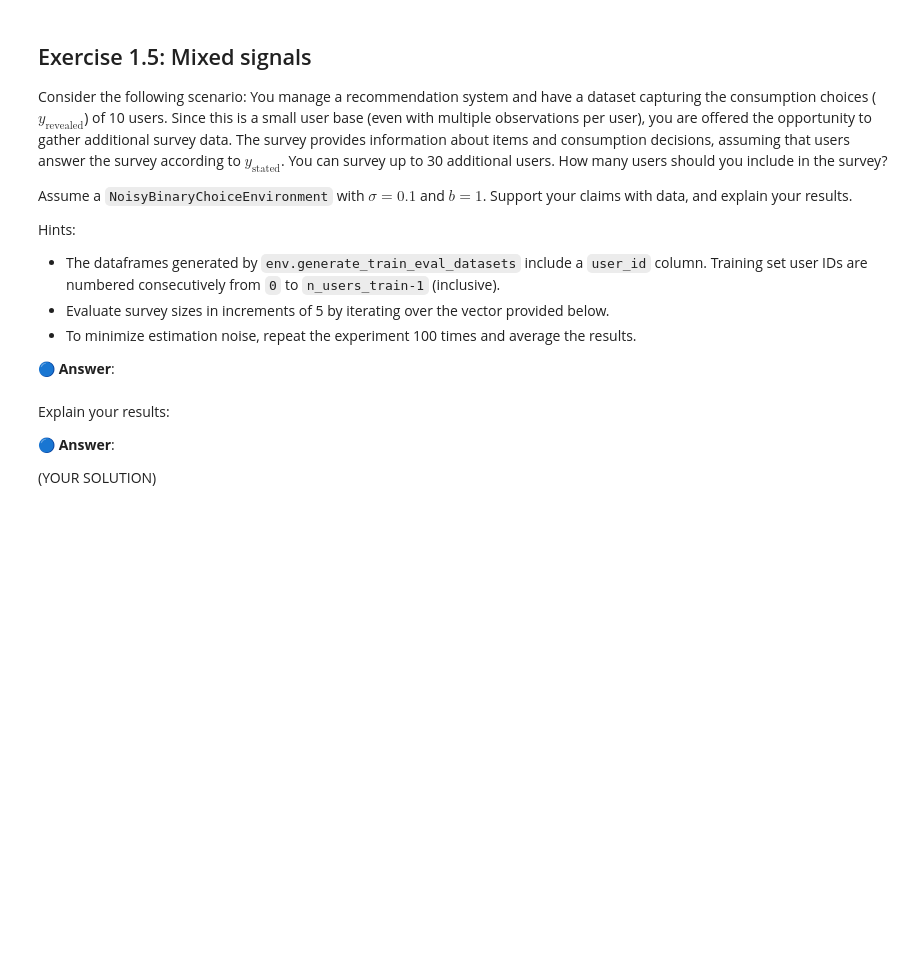
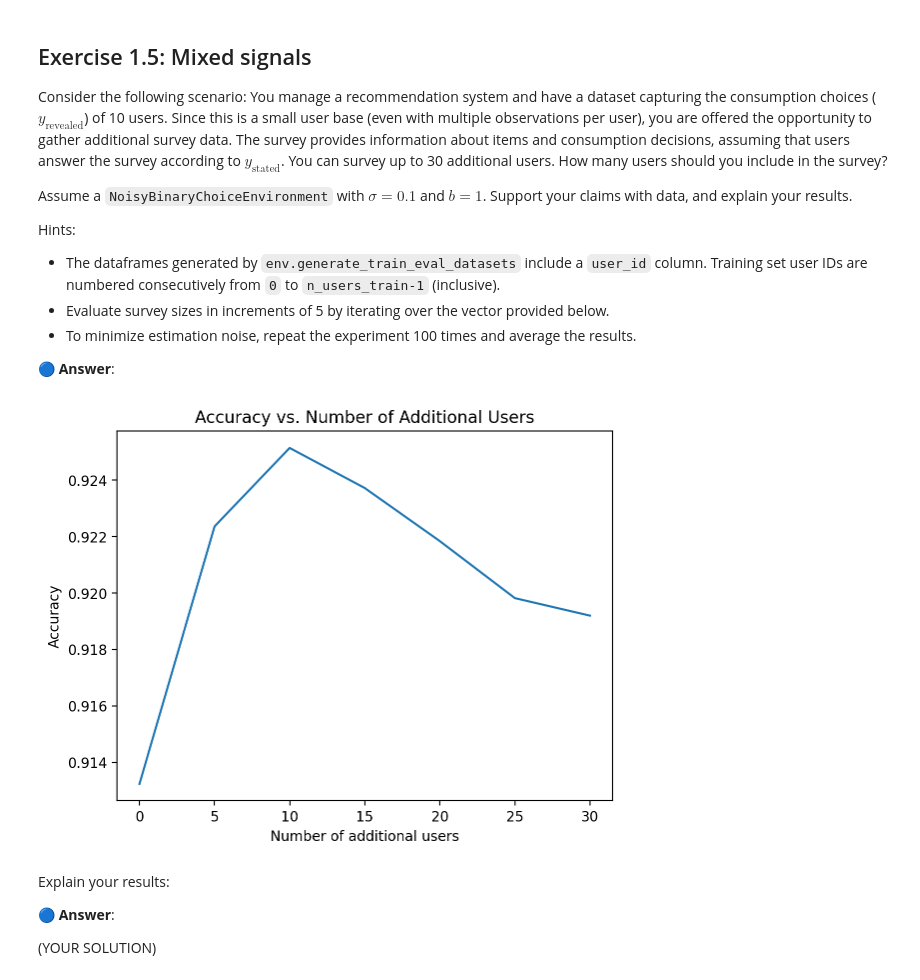
Before and after one commit to ashalem/ML_Human, a Jupyter notebook: WS1_W2024_students_5823.ipynb, the cells around one changed output. Drawn from its saved outputs; the diff is of its cells as text; code cells hidden in the pictures; blank space fills up the shorter version.

```diff
--- a/WS1_W2024_students_5823.ipynb
+++ b/WS1_W2024_students_5823.ipynb
@@ -498,3 +467,47 @@ task_15_n_repetitions = 100
+# %%
+task_15_n_revealed = 10
+task_15_n_additional_users_vec = np.arange(0,31,5)
+task_15_n_repetitions = 100
+
+## YOUR SOLUTION
+env = NoisyBinaryChoiceEnvironment(
+    noise_scale=0.1,
+    stated_preference_bias=1,
+)
+
+users_number_to_accuracies_df = pd.DataFrame(index=task_15_n_additional_users_vec, columns=['accuracy'])
+users_number_to_accuracies_df.index.name = 'n_additional_users'
+users_number_to_accuracies_dict = {n: [] for n in task_15_n_additional_users_vec}
+for _ in tqdm(range(task_15_n_repetitions)):
+    first_users_train_df, users_eval_df = env.generate_train_eval_datasets(n_users_train=10)
+    first_users_train_df['given_choice'] = first_users_train_df['revealed_choice']
+
+    for n_additional_users in task_15_n_additional_users_vec:
+        if n_additional_users > 0:
+            users_additional_df, _ = env.generate_train_eval_datasets(n_users_train=n_additional_users)
+            users_additional_df['given_choice'] = users_additional_df['stated_choice']
+            users_train_df = pd.concat([first_users_train_df, users_additional_df])
+        else:
+            users_train_df = first_users_train_df
+
+        model = sklearn.linear_model.LogisticRegression().fit(
+            X=users_train_df[env.feature_columns],
+            y=users_train_df['given_choice'],
+        )
+        # We now check how good the model will be in predicting new users choices
+        accuracy = (model.score(users_eval_df[env.feature_columns], users_eval_df['revealed_choice']))
+        users_number_to_accuracies_dict[n_additional_users].append(accuracy)
+
+for n_additional_users in task_15_n_additional_users_vec:
+    users_number_to_accuracies_df.loc[n_additional_users, 'accuracy'] = np.mean(users_number_to_accuracies_dict[n_additional_users])
+
+plt.plot(users_number_to_accuracies_df.index, users_number_to_accuracies_df['accuracy'])
+plt.xlabel('Number of additional users')
+plt.ylabel('Accuracy')
+plt.title('Accuracy vs. Number of Additional Users')
+plt.show()
+# %% [output]
+[figure, added]
 # %% [markdown]
 Explain your results:
 
```
Also changed, not shown: parts of 15 cells of this notebook.
